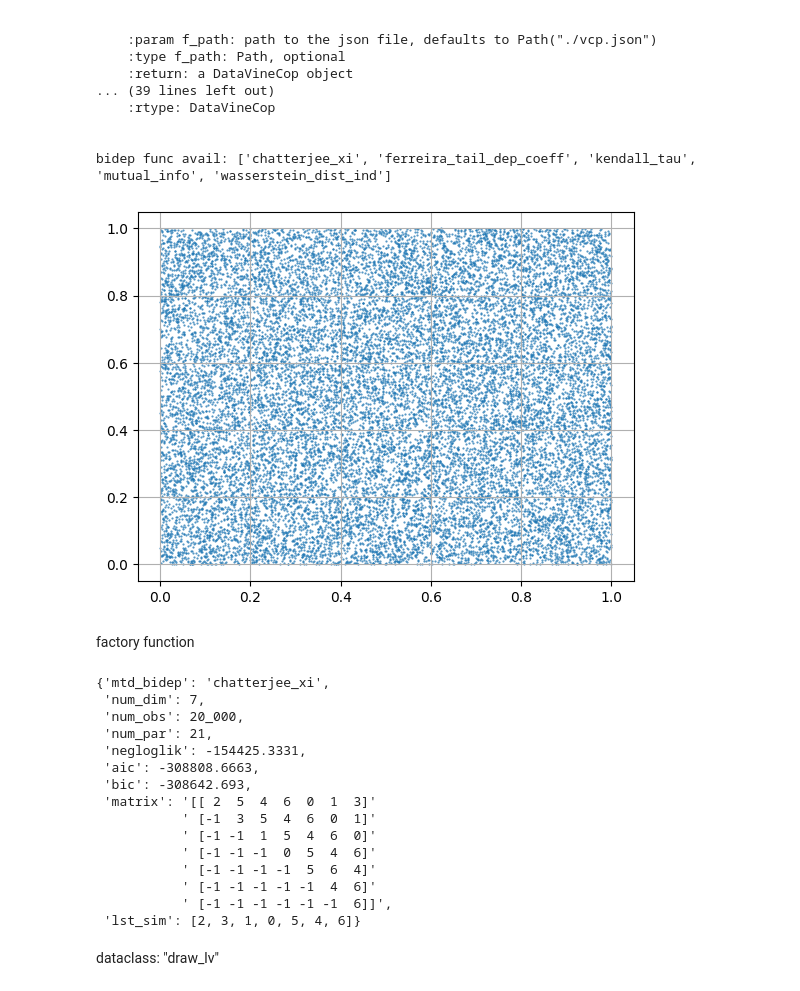
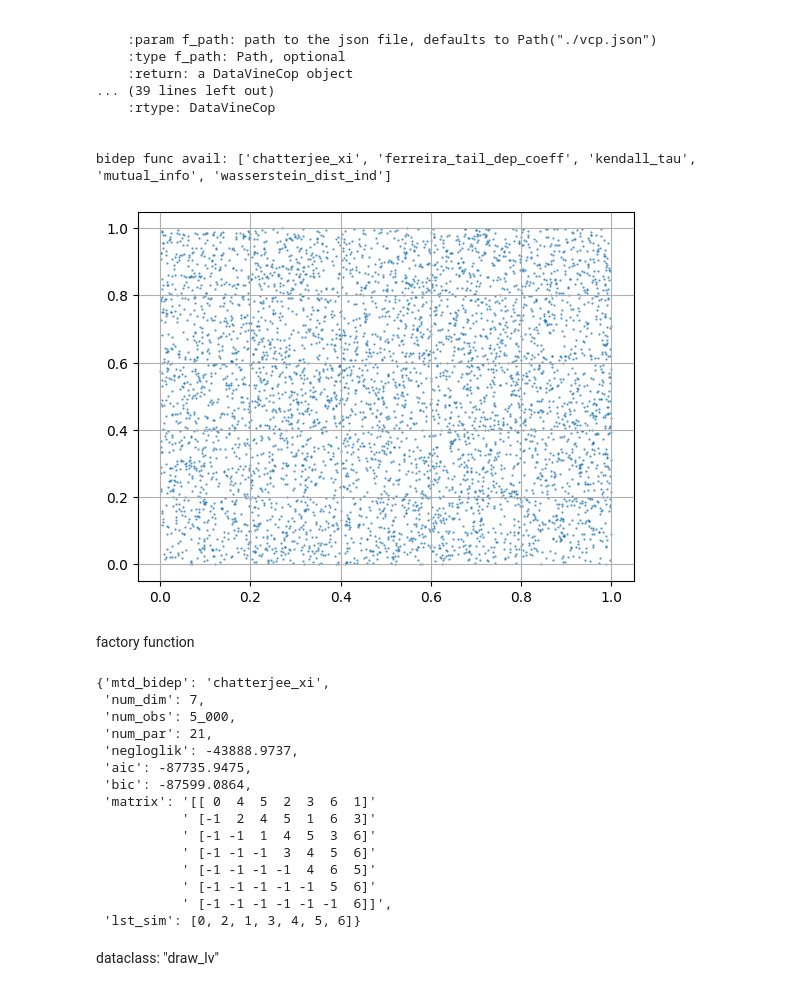
Before and after one commit to TY-Cheng/torchvinecopulib, a Jupyter notebook: examples/vinecop.ipynb, the cells around one changed output. Drawn from its saved outputs; the diff is of its cells as text; code cells hidden in the pictures.

```diff
--- a/examples/vinecop.ipynb
+++ b/examples/vinecop.ipynb
@@ -54,12 +54,12 @@ load a DataVineCop from a json file
 bidep func avail: ['chatterjee_xi', 'ferreira_tail_dep_coeff', 'kendall_tau', 'mutual_info', 'wasserstein_dist_ind']
 # %%
 # simulate multivariate copula data from bicop
-V_mvcp = sim_vcp_from_bcp(bcp_tvc=tvc.bicop.Gumbel, num_sim=20000, num_dim=7, device=DEVICE)
+V_mvcp = sim_vcp_from_bcp(bcp_tvc=tvc.bicop.Gumbel, num_sim=5000, num_dim=7, device=DEVICE)
 # visualize first two dim
 plt.scatter(*V_mvcp[:, -2:].T.cpu(), s=0.3, alpha=0.8)
 plt.grid()
 # %% [output]
-[figure, old version]
+[figure, new version]
 # %% [markdown]
 factory function
 # %%
@@ -69,19 +69,19 @@ print(mdl_vcp)
 # %% [output]
 {'mtd_bidep': 'chatterjee_xi',
  'num_dim': 7,
- 'num_obs': 20_000,
+ 'num_obs': 5_000,
  'num_par': 21,
- 'negloglik': -154425.3331,
- 'aic': -308808.6663,
- 'bic': -308642.693,
- 'matrix': '[[ 2  5  4  6  0  1  3]'
-           ' [-1  3  5  4  6  0  1]'
-           ' [-1 -1  1  5  4  6  0]'
-           ' [-1 -1 -1  0  5  4  6]'
-           ' [-1 -1 -1 -1  5  6  4]'
-           ' [-1 -1 -1 -1 -1  4  6]'
+ 'negloglik': -43888.9737,
+ 'aic': -87735.9475,
+ 'bic': -87599.0864,
+ 'matrix': '[[ 0  4  5  2  3  6  1]'
+           ' [-1  2  4  5  1  6  3]'
+           ' [-1 -1  1  4  5  3  6]'
+           ' [-1 -1 -1  3  4  5  6]'
+           ' [-1 -1 -1 -1  4  6  5]'
+           ' [-1 -1 -1 -1 -1  5  6]'
            ' [-1 -1 -1 -1 -1 -1  6]]',
- 'lst_sim': [2, 3, 1, 0, 5, 4, 6]}
+ 'lst_sim': [0, 2, 1, 3, 4, 5, 6]}
 # %% [markdown]
 dataclass: "draw_lv"
 # %%
```
Also changed, not shown: parts of 7 cells of this notebook, 12 other files.
